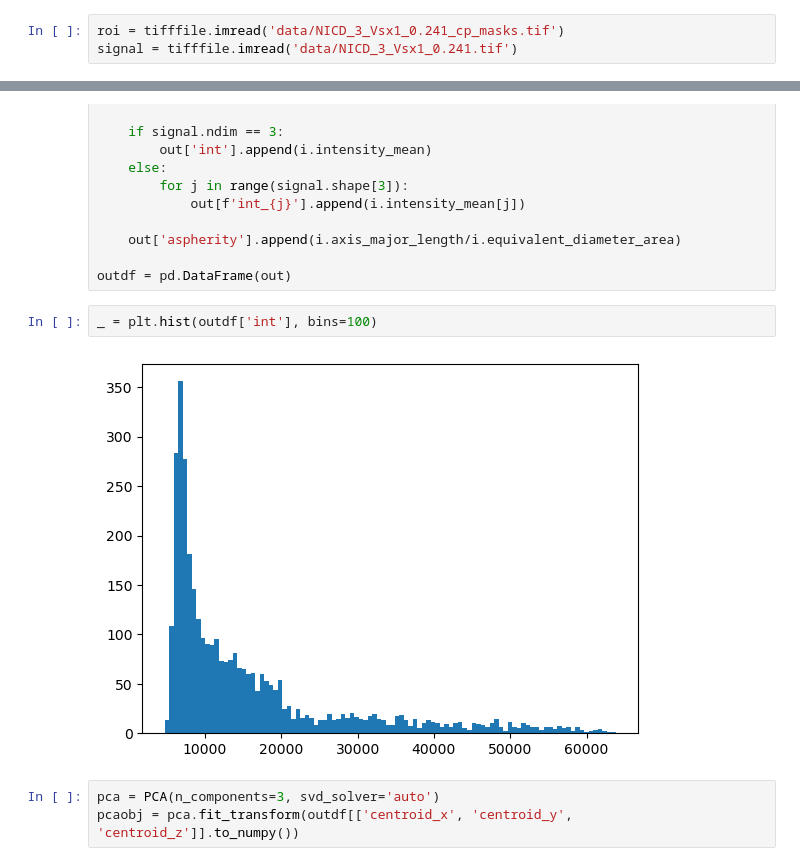
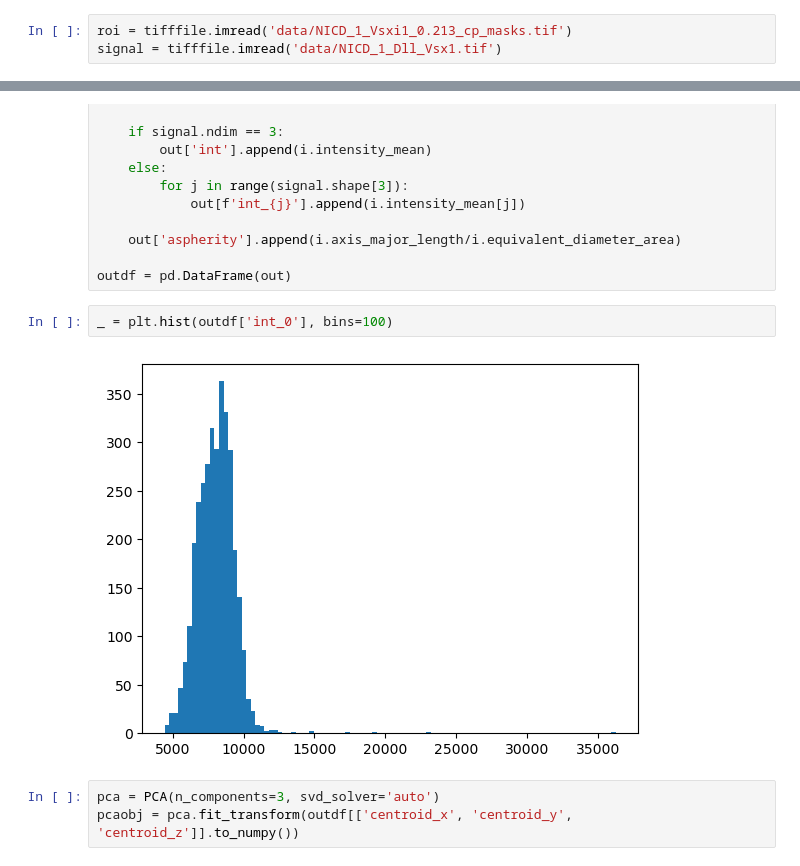
Before and after one commit to chenyenchung/Chen_et_al_2026_microscopy_quant, a Jupyter notebook: N-GOF/preprocess.ipynb, the cells around one changed output, grey strips where cells are left out. Cells and saved outputs as stored; diff of their text form.

```diff
--- a/N-GOF/preprocess.ipynb
+++ b/N-GOF/preprocess.ipynb
@@ -77,8 +77,8 @@ def standardize(mat, dims=(0, 1)):
 
     return out
 # %%
-roi = tifffile.imread('data/NICD_3_Vsx1_0.241_cp_masks.tif')
-signal = tifffile.imread('data/NICD_3_Vsx1_0.241.tif')
+roi = tifffile.imread('data/NICD_1_Vsxi1_0.213_cp_masks.tif')
+signal = tifffile.imread('data/NICD_1_Dll_Vsx1.tif')
 # %%
 if signal.ndim > 2:
   signal = np.moveaxis(signal, 1, -1)
@@ -113,9 +113,9 @@ for i in stats:
 
 outdf = pd.DataFrame(out)
 # %%
-_ = plt.hist(outdf['int'], bins=100)
+_ = plt.hist(outdf['int_0'], bins=100)
 # %% [output]
-[figure, old version]
+[figure, new version]
 # %%
 pca = PCA(n_components=3, svd_solver='auto')
 pcaobj = pca.fit_transform(outdf[['centroid_x', 'centroid_y', 'centroid_z']].to_numpy())
```
Also changed, not shown: parts of 1 cell of this notebook, 1 other file.
